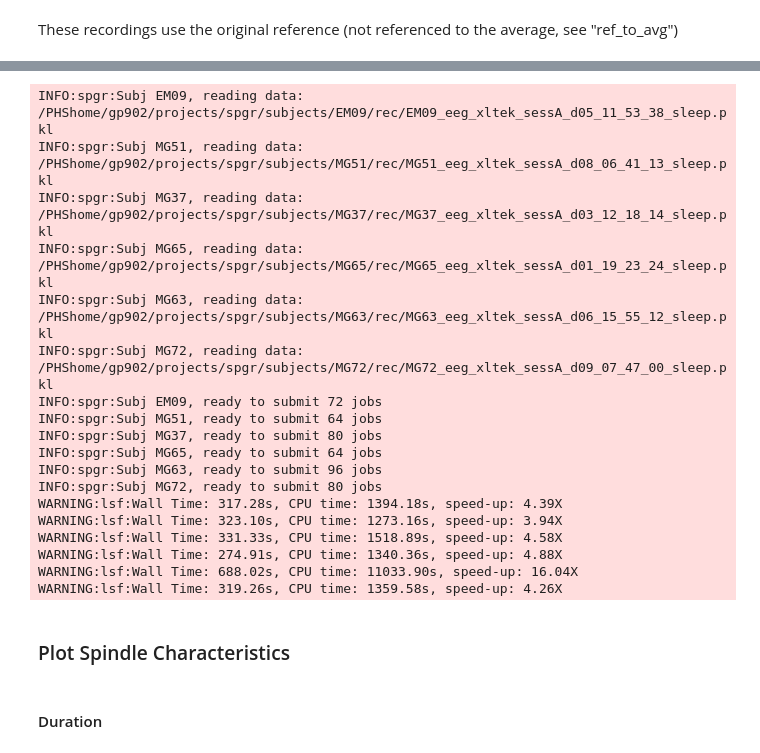
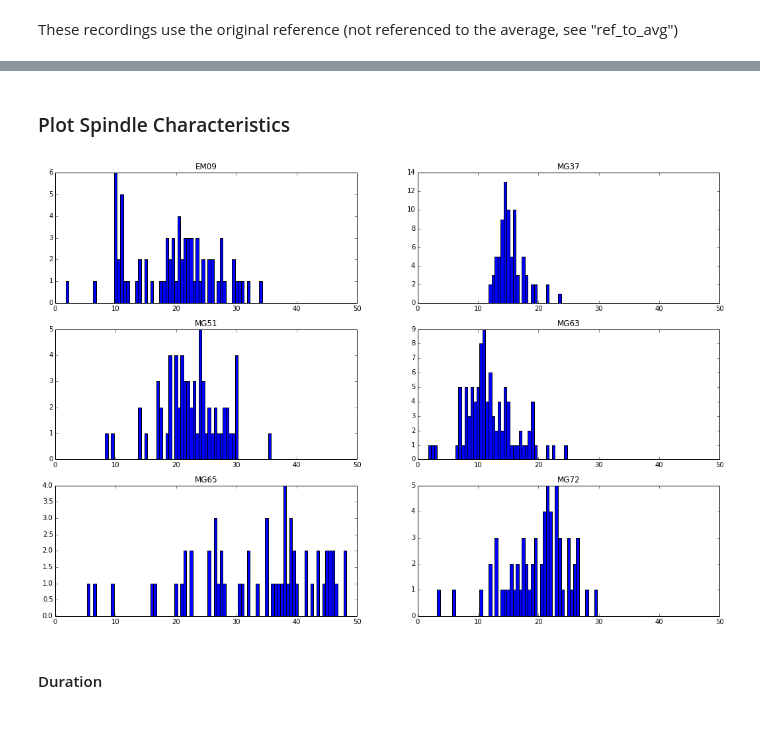
Before and after one commit to gpiantoni/spgr, a Jupyter notebook: main.ipynb, the cells around one changed output, grey strips where cells are left out. Drawn from its saved outputs; the diff is of its cells as text; code cells hidden in the pictures; blank space fills up the shorter version.

```diff
--- a/main.ipynb
+++ b/main.ipynb
@@ -99,31 +124,3 @@ sp = calc_spindle_values(all_subj[0], detsp=detsp, ref_to_avg=False)
-# %%
-def calc_spindle(subj):
-    return calc_spindle_values(subj,
-                               detsp=detsp,
-                               ref_to_avg=False)
-
-# run analysis in parallel
-with Pool(6) as pool:
-    all_spindles = pool.map(calc_spindle, all_subj)
-# %% [output]
-INFO:spgr:Subj EM09, reading data: /PHShome/gp902/projects/spgr/subjects/EM09/rec/EM09_eeg_xltek_sessA_d05_11_53_38_sleep.pkl
-INFO:spgr:Subj MG51, reading data: /PHShome/gp902/projects/spgr/subjects/MG51/rec/MG51_eeg_xltek_sessA_d08_06_41_13_sleep.pkl
-INFO:spgr:Subj MG37, reading data: /PHShome/gp902/projects/spgr/subjects/MG37/rec/MG37_eeg_xltek_sessA_d03_12_18_14_sleep.pkl
-INFO:spgr:Subj MG65, reading data: /PHShome/gp902/projects/spgr/subjects/MG65/rec/MG65_eeg_xltek_sessA_d01_19_23_24_sleep.pkl
-INFO:spgr:Subj MG63, reading data: /PHShome/gp902/projects/spgr/subjects/MG63/rec/MG63_eeg_xltek_sessA_d06_15_55_12_sleep.pkl
-INFO:spgr:Subj MG72, reading data: /PHShome/gp902/projects/spgr/subjects/MG72/rec/MG72_eeg_xltek_sessA_d09_07_47_00_sleep.pkl
-INFO:spgr:Subj EM09, ready to submit 72 jobs
-INFO:spgr:Subj MG51, ready to submit 64 jobs
-INFO:spgr:Subj MG37, ready to submit 80 jobs
-INFO:spgr:Subj MG65, ready to submit 64 jobs
-INFO:spgr:Subj MG63, ready to submit 96 jobs
-INFO:spgr:Subj MG72, ready to submit 80 jobs
-WARNING:lsf:Wall Time: 317.28s, CPU time: 1394.18s, speed-up: 4.39X
-WARNING:lsf:Wall Time: 323.10s, CPU time: 1273.16s, speed-up: 3.94X
-WARNING:lsf:Wall Time: 331.33s, CPU time: 1518.89s, speed-up: 4.58X
-WARNING:lsf:Wall Time: 274.91s, CPU time: 1340.36s, speed-up: 4.88X
-WARNING:lsf:Wall Time: 688.02s, CPU time: 11033.90s, speed-up: 16.04X
-WARNING:lsf:Wall Time: 319.26s, CPU time: 1359.58s, speed-up: 4.26X
 # %% [markdown]
 ### Plot Spindle Characteristics
 # %%
@@ -132,3 +133,7 @@ from spgr.plot_spindles import hist_values, topo_values
+# %%
+hist_values(all_subj, all_info, lambda x: x['mean'], x_lim=(0, 50), nbin=2)
+# %% [output]
+[figure, added]
 # %% [markdown]
 #### Duration
 # %% [markdown]
```
Also changed, not shown: parts of 18 cells of this notebook, 3 other files.
